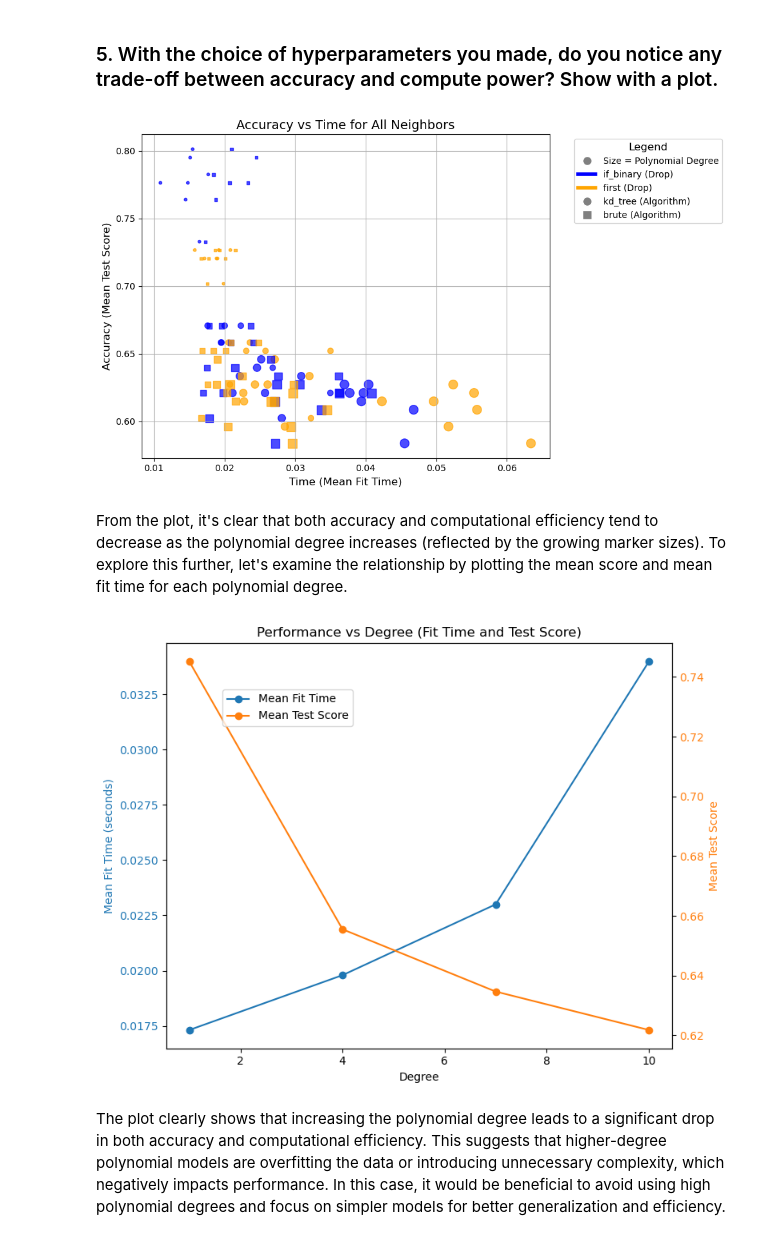
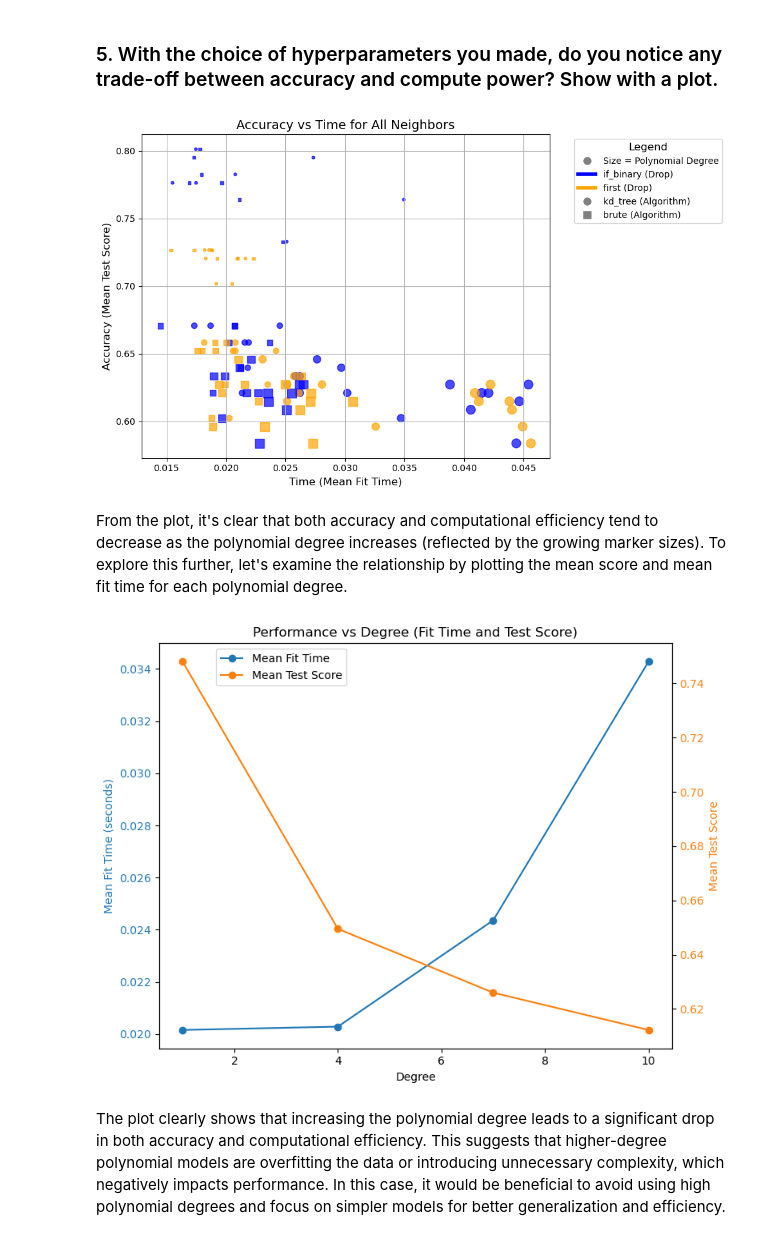
Before and after one commit to cycileo/FDS-HomeWorks, a Jupyter notebook: Homework02/HW2.ipynb, the cells around one changed output. Drawn from its saved outputs; the diff is of its cells as text; code cells hidden in the pictures.

Commit message:
Corrected columns names report 3

```diff
--- a/Homework02/HW2.ipynb
+++ b/Homework02/HW2.ipynb
@@ -1232,9 +1235,8 @@ Combinations number: 112
 # %% [markdown]
 ### 2. Make a plot with the results of your hyperparameter grid
 # %%
-# import matplotlib.pyplot as plt
-# import numpy as np
-# from matplotlib.lines import Line2D
+from matplotlib.lines import Line2D
+
 
 # Map colors and markers
 colors = {'if_binary': 'blue', 'first': 'orange'}
@@ -1255,14 +1257,14 @@ for i in range(len(discrete_neighbors) - 1):
 # Scatter plot for each combination of algorithm and drop
 for algo in markers.keys():
     for drop in colors.keys():
-        subset = cv_res[(cv_res['onehotencoder_drop'] == drop) & (cv_res['algorithm'] == algo)]
+        subset = cv_res[(cv_res['drop'] == drop) & (cv_res['algorithm'] == algo)]
         # Add jitter to the n_neighbors
         jittered_neighbors = subset['n_neighbors'] + np.random.uniform(
             -jitter_strength, jitter_strength, size=len(subset)
         )
 
         # Size of points mapped to polynomial_degree
-        sizes = subset['polynomial_degree'].astype(float) * 10  # Scale the sizes accordingly
+        sizes = subset['degree'].astype(float) * 10  # Scale the sizes accordingly
 
         plt.scatter(
             jittered_neighbors,
@@ -1316,71 +1318,48 @@ The slightly lower accuracy on the validation set compared to the training set i
 # %% [markdown]
 ### 5. With the choice of hyperparameters you made, do you notice any trade-off between accuracy and compute power? Show with a plot.
 # %%
-# import matplotlib.pyplot as plt
-# from matplotlib.lines import Line2D
-
-# Map colors and markers
-colors = {'if_binary': 'blue', 'first': 'orange'}
-markers = {'kd_tree': 'o', 'brute': 's'}
-
-# Assuming cv_res is a pandas DataFrame with the relevant data
-# Example: cv_res = pd.DataFrame(...)
-
-# Drop rows with NaN values in 'mean_fit_time' or 'mean_test_score' columns
-cv_res = cv_res.dropna(subset=['mean_fit_time', 'mean_test_score'])
-
-# Set up the plot
 plt.figure(figsize=(10, 6))
 
 # Scatter plot for each combination of algorithm and drop method
 for algo in markers.keys():
     for drop in colors.keys():
-        drop_algo_subset = cv_res[(cv_res['onehotencoder_drop'] == drop) & (cv_res['algorithm'] == algo)]
+        drop_algo_subset = cv_res[(cv_res['drop'] == drop) & (cv_res['algorithm'] == algo)]
 
         if not drop_algo_subset.empty:
             # Size of points mapped to polynomial_degree
-            sizes = drop_algo_subset['polynomial_degree'].astype(float) * 10  # Scale the sizes accordingly
+            sizes = drop_algo_subset['degree'].astype(float) * 10  # Scale the sizes accordingly
 
             plt.scatter(
                 drop_algo_subset['mean_fit_time'],  # X-axis: Time (Mean Fit Time)
                 drop_algo_subset['mean_test_score'],  # Y-axis: Accuracy (Mean Test Score)
                 s=sizes,  # Size based on polynomial_degree
                 c=colors[drop],
                 marker=markers[algo],
                 label=f"{drop} - {algo}",
                 alpha=0.7,
             )
 
 # Set plot labels and title
 plt.title('Accuracy vs Time for All Neighbors', fontsize=14)
 plt.xlabel('Time (Mean Fit Time)', fontsize=12)
 plt.ylabel('Accuracy (Mean Test Score)', fontsize=12)
 plt.grid(True)
 
-# Create legends for drop method and algorithm
-drop_legend = [Line2D([0], [0], color=colors[drop], lw=4, label=f"{drop} (Drop)") for drop in colors]
-algo_legend = [Line2D([0], [0], marker=markers[algo], color='w', markerfacecolor='gray', markersize=10, label=f"{algo} (Algorithm)") for algo in markers]
-size_legend = [Line2D([0], [0], marker='o', color='w', markerfacecolor='gray', markersize=10, label='Size = Polynomial Degree')]
-
-# Combine the legends
-legend = size_legend + drop_legend + algo_legend
-
 # Add the legend outside the plot
 plt.legend(handles=legend,
            title='Legend', fontsize=10, title_fontsize=12, bbox_to_anchor=(1.05, 1), loc='upper left')
 
-# Show the plot
 plt.tight_layout()
 plt.show()
 # %% [output]
-[figure, old version]
+[figure, new version]
 # %% [markdown]
 From the plot, it's clear that both accuracy and computational efficiency tend to decrease as the polynomial degree increases (reflected by the growing marker sizes). To explore this further, let's examine the relationship by plotting the mean score and mean fit time for each polynomial degree.
 # %%
 #import matplotlib.pyplot as plt
 
 # Group by degree and calculate the mean for fit_time and test_score
-grouped_data = degree_data.groupby('degree').agg(
+grouped_data = cv_res.groupby('degree').agg(
     mean_fit_time=('mean_fit_time', 'mean'),
     mean_test_score=('mean_test_score', 'mean')
 ).reset_index()
@@ -1405,11 +1384,11 @@ ax1.set_title('Performance vs Degree (Fit Time and Test Score)')
 
 # Add a legend for both y-axes
 fig.tight_layout()
-fig.legend(loc='upper left', bbox_to_anchor=(0.1, 0.9), bbox_transform=ax1.transAxes)
+fig.legend(loc='upper left', bbox_to_anchor=(0.1, 1), bbox_transform=ax1.transAxes)
 
 plt.show()
 # %% [output]
-[figure, old version]
+[figure, new version]
 # %% [markdown]
 The plot clearly shows that increasing the polynomial degree leads to a significant drop in both accuracy and computational efficiency. This suggests that higher-degree polynomial models are overfitting the data or introducing unnecessary complexity, which negatively impacts performance. In this case, it would be beneficial to avoid using high polynomial degrees and focus on simpler models for better generalization and efficiency.
 # %% [markdown]
```
Also changed, not shown: parts of 2 cells of this notebook.
